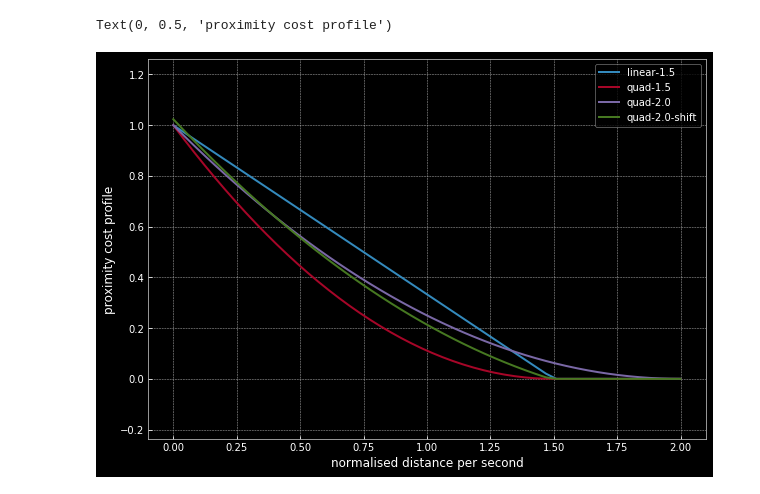
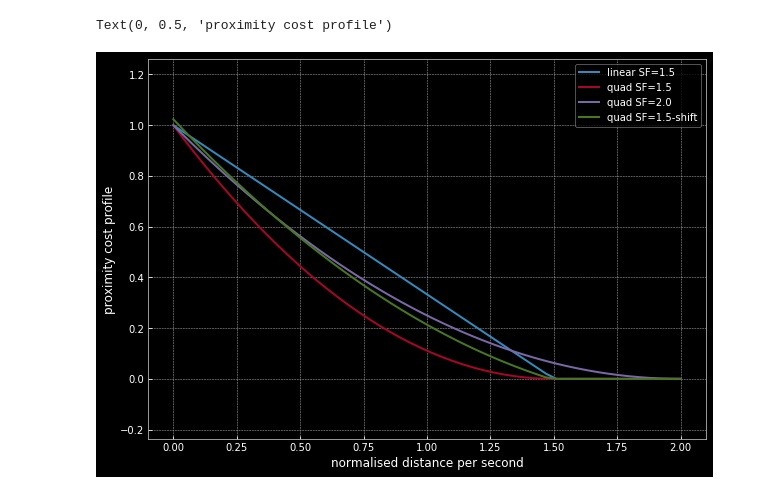
Before and after one commit to Atcold/pytorch-PPUU, a Jupyter notebook: Notebooks/Proximity-cost-profile.ipynb, the cells around one changed output. Saved outputs shown, nothing was run; the diff lists cells and outputs as text; code cells hidden in the pictures.

```diff
--- a/Notebooks/Proximity-cost-profile.ipynb
+++ b/Notebooks/Proximity-cost-profile.ipynb
@@ -10,18 +8,20 @@ SAFE_FACTOR = 1.5
 # %%
+# Linear and quadratic proximity profile design
 x = linspace(0, 2)
 y = dict()
-y['linear-1.5'] = maximum(1 - x / 1.5, 0)
-y['quad-1.5'] = maximum((1 - x / 1.5), 0) ** 2
-y['quad-2.0'] = (1 - x / 2.0) ** 2
-y['quad-2.0-shift'] = maximum(maximum((1.06 - x / 2.0), 0) ** 2 - .1, 0)  # find correct values
+y['linear SF=1.5'] = maximum(1 - x / 1.5, 0)
+y['quad SF=1.5'] = maximum((1 - x / 1.5), 0) ** 2
+y['quad SF=2.0'] = (1 - x / 2.0) ** 2
+
+# ✏️TODO: write function for analytical computation of shifts
+y['quad SF=1.5-shift'] = maximum(maximum((1.06 - x / 2.0), 0) ** 2 - .1, 0)  # find correct values
+
+for k in y: plot(x, y[k], label=k)
+
+axis('equal')
+legend()
+xlabel('normalised distance per second')
+ylabel('proximity cost profile')
+# %% [output]
+Text(0, 0.5, 'proximity cost profile')
+[figure, added]
-# %%
-for k in y:
-    plot(x, y[k], label=k)
-
-axis('equal')
-legend()
-xlabel('normalised distance per second')
-ylabel('proximity cost profile')
-# %% [output]
-Text(0, 0.5, 'proximity cost profile')
-[figure, removed]
```
Also changed, not shown: parts of 6 cells of this notebook, 1 other file.
